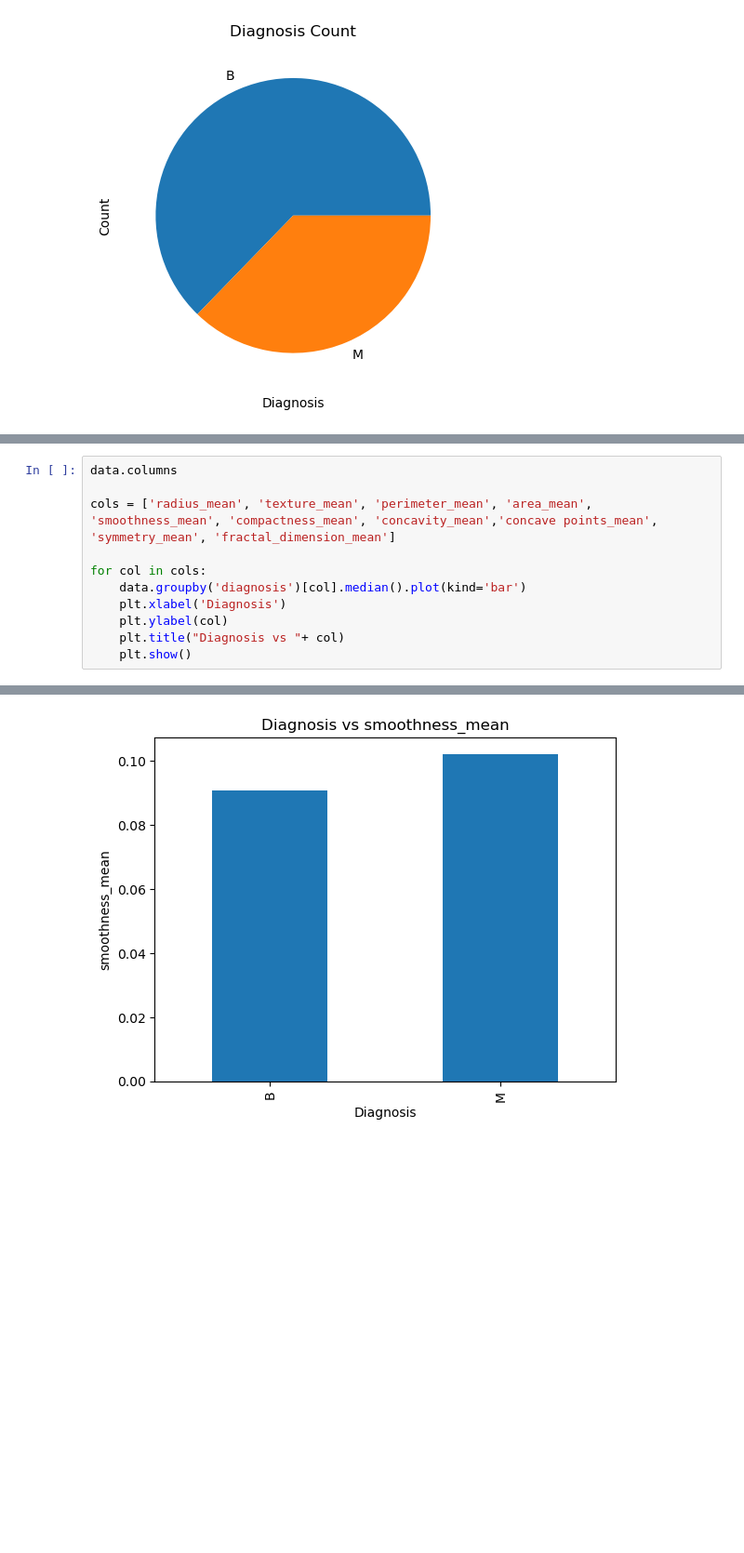
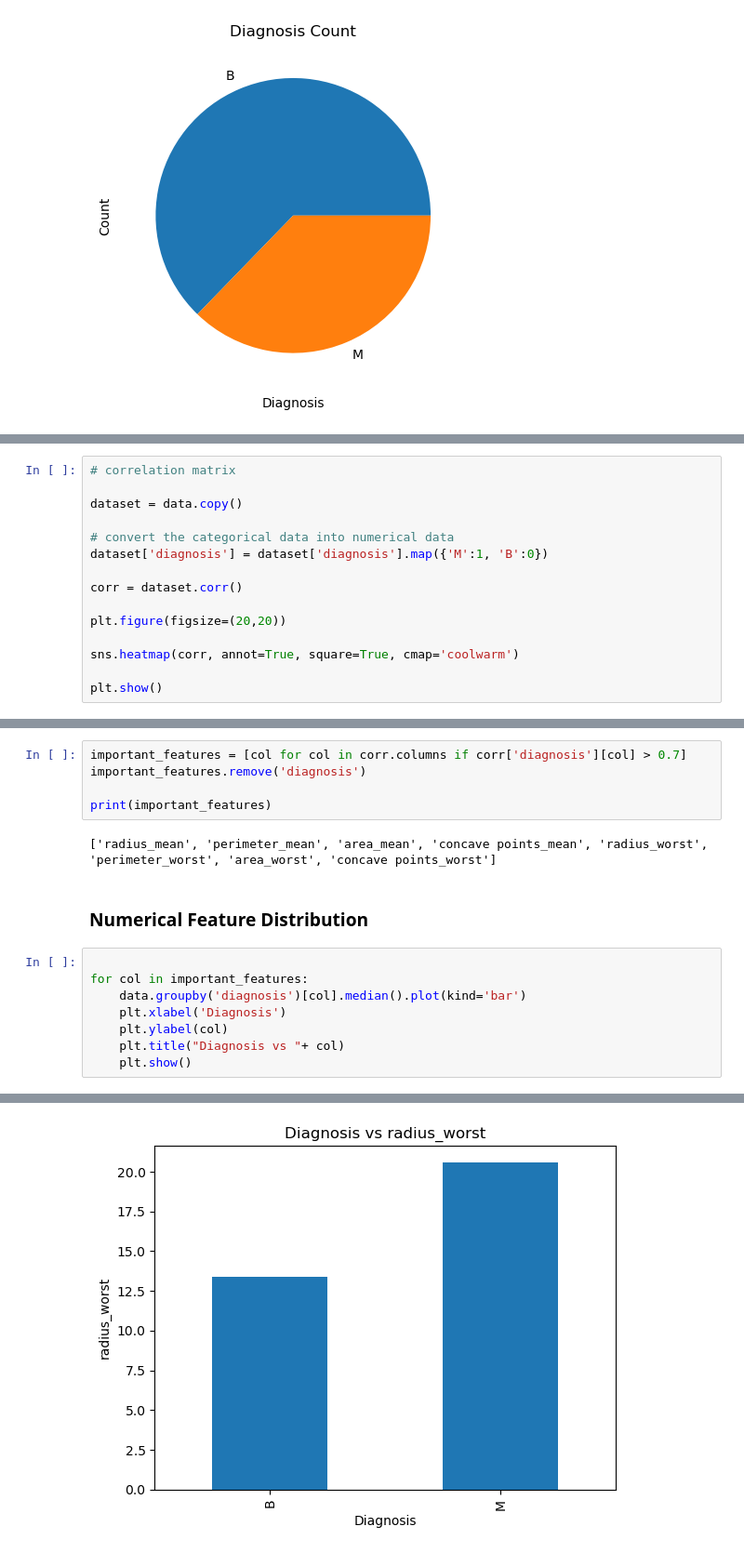
Before and after one commit to 1745-bhanu/projects, a Jupyter notebook: breastCancerAnalysisPrediction/breastCancerAnalysisPrediction.ipynb, the cells around one changed output, grey strips where cells are left out. Shown at 93% size. Cells and saved outputs as stored; diff of their text form; blank space fills up the shorter version.

Commit message:
correlation Analysis

```diff
--- a/breastCancerAnalysisPrediction/breastCancerAnalysisPrediction.ipynb
+++ b/breastCancerAnalysisPrediction/breastCancerAnalysisPrediction.ipynb
@@ -39,0 +44,15 @@ plt.show()
+# %%
+# correlation matrix
+
+dataset = data.copy()
+
+# convert the categorical data into numerical data
+dataset['diagnosis'] = dataset['diagnosis'].map({'M':1, 'B':0})
+
+corr = dataset.corr()
+
+plt.figure(figsize=(20,20))
+
+sns.heatmap(corr, annot=True, square=True, cmap='coolwarm')
+
+plt.show()
@@ -40,9 +61,15 @@ plt.show()
+# %%
+important_features = [col for col in corr.columns if corr['diagnosis'][col] > 0.7]
+important_features.remove('diagnosis')
+
+print(important_features)
+# %% [output]
+['radius_mean', 'perimeter_mean', 'area_mean', 'concave points_mean', 'radius_worst', 'perimeter_worst', 'area_worst', 'concave points_worst']
+# %% [markdown]
+### Numerical Feature Distribution
 # %%
-data.columns
 
-cols = ['radius_mean', 'texture_mean', 'perimeter_mean', 'area_mean', 'smoothness_mean', 'compactness_mean', 'concavity_mean','concave points_mean', 'symmetry_mean', 'fractal_dimension_mean']
-
-for col in cols:
+for col in important_features:
     data.groupby('diagnosis')[col].median().plot(kind='bar')
     plt.xlabel('Diagnosis')
     plt.ylabel(col)
@@ -56 +83 @@ for col in cols:
-[figure, old version]
+[figure, new version]
```
Also changed, not shown: parts of 4 cells of this notebook.
